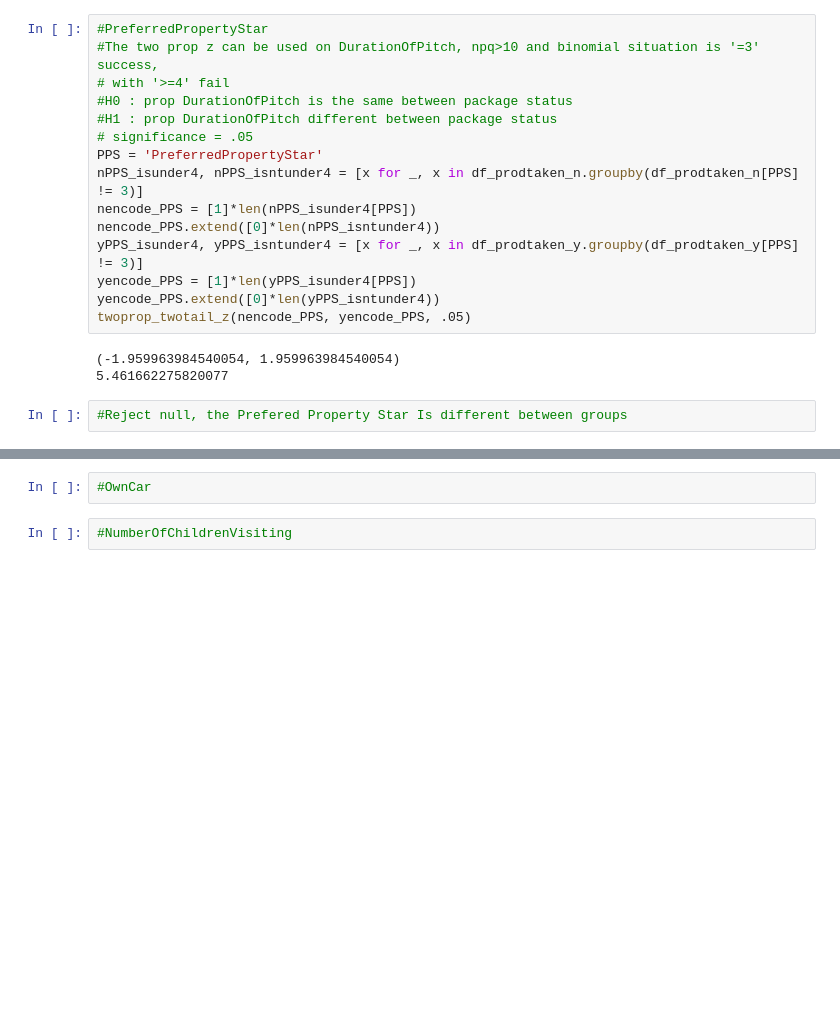
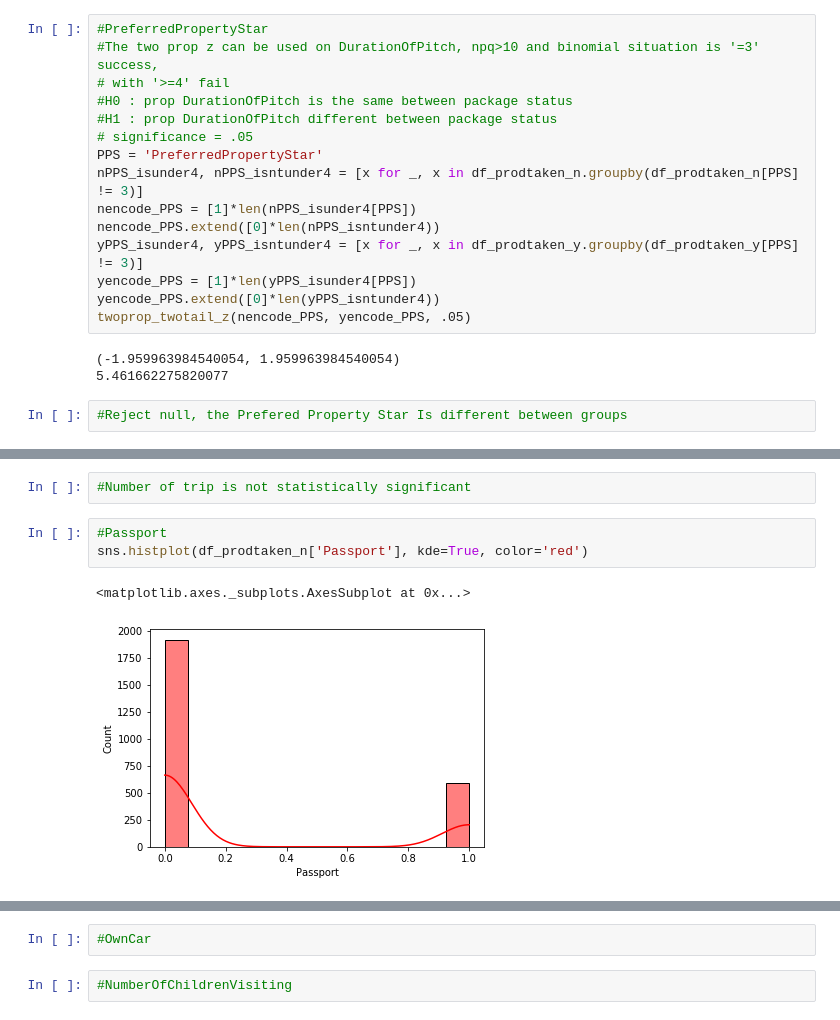
Before and after one commit to KyLarson-Research/tourism, a Jupyter notebook: tourism.ipynb, the cells around one changed output, grey strips where cells are left out. Saved outputs shown, nothing was run; the diff lists cells and outputs as text; blank space fills up the shorter version.

```diff
--- a/tourism.ipynb
+++ b/tourism.ipynb
@@ -369,0 +396,8 @@ sns.histplot(df_prodtaken_y['PreferredPropertyStar'], kde=True, color='green')
+# %%
+#Number of trip is not statistically significant
+# %%
+#Passport
+sns.histplot(df_prodtaken_n['Passport'], kde=True, color='red')
+# %% [output]
+<matplotlib.axes._subplots.AxesSubplot at 0x...>
+[figure, added]
```
Also changed, not shown: parts of 12 cells of this notebook.
